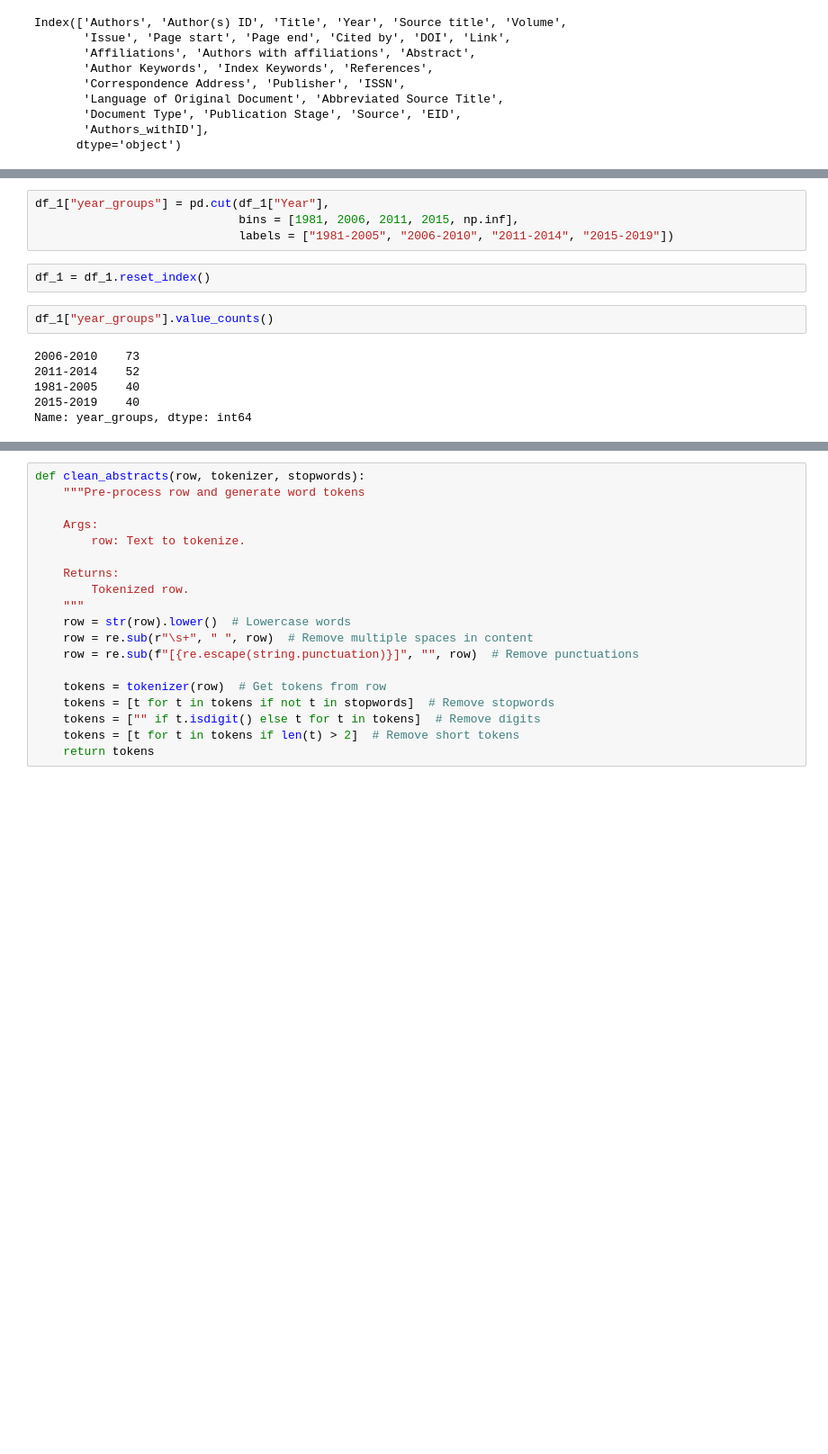
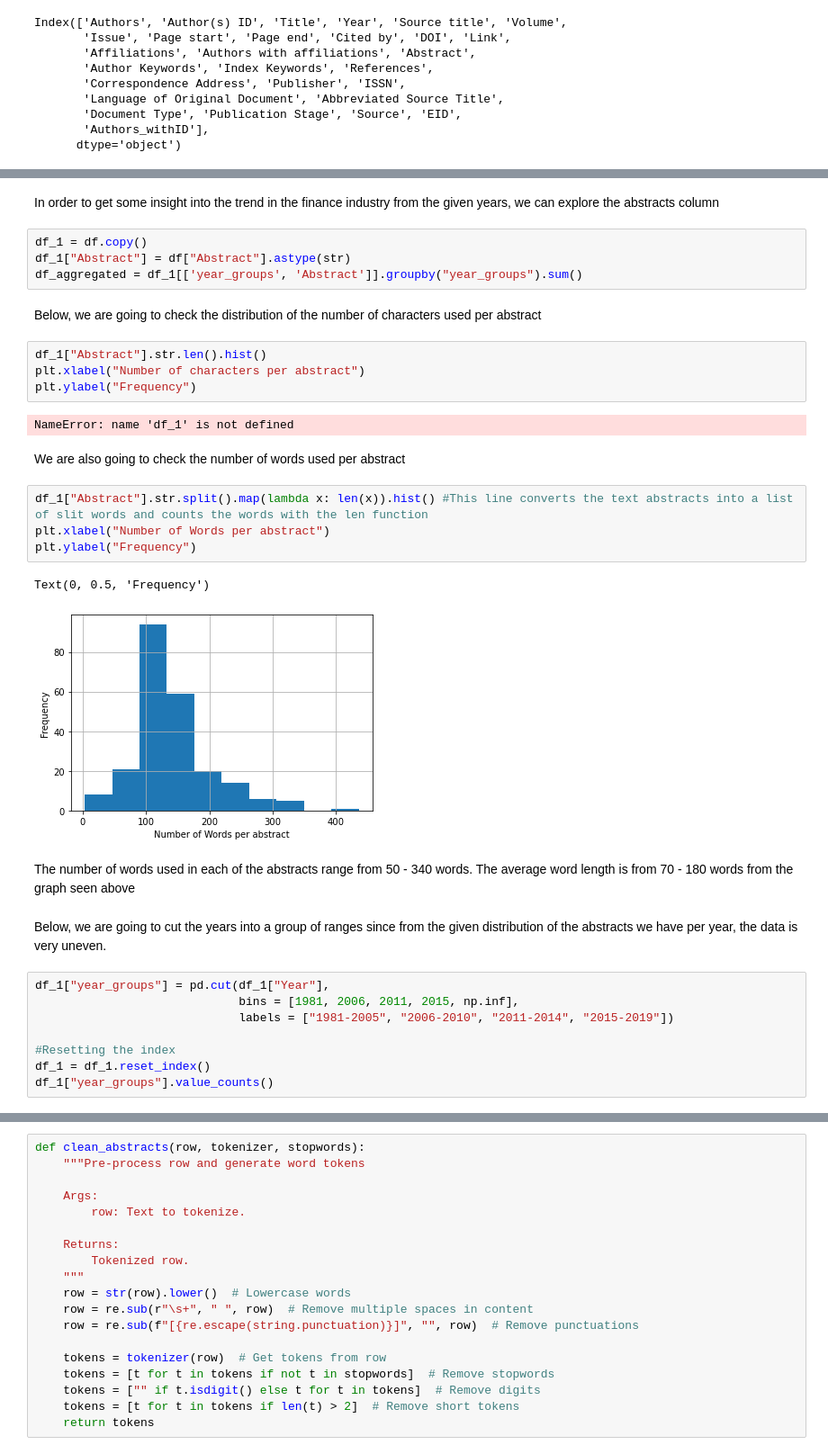
Before and after one commit to rahulgundre/HDSCWINTER-22_Premier-project, a Jupyter notebook: EDA analysis .ipynb, the cells around one changed output, grey strips where cells are left out. Shown: that part at 90% size. Drawn from its saved outputs; the diff is of its cells as text; blank space fills up the shorter version.

Commit message:
Made the codes used in the n_grams section of the EDAipynb more detailed

```diff
--- a/EDA analysis .ipynb
+++ b/EDA analysis .ipynb
@@ -250,14 +226,35 @@ Name: Year, dtype: int64
+# %% [markdown]
+In order to get some insight into the trend in the finance industry from the given years, we can explore the abstracts column
+# %%
+df_1 = df.copy()
+df_1["Abstract"] = df["Abstract"].astype(str)
+df_aggregated = df_1[['year_groups', 'Abstract']].groupby("year_groups").sum()
+# %% [markdown]
+Below, we are going to check the distribution of the number of characters used per abstract
+# %%
+df_1["Abstract"].str.len().hist()
+plt.xlabel("Number of characters per abstract")
+plt.ylabel("Frequency")
+# %% [output]
+NameError: name 'df_1' is not defined
+# %% [markdown]
+We are also going to check the number of words used per abstract
+# %%
+df_1["Abstract"].str.split().map(lambda x: len(x)).hist() #This line converts the text abstracts into a list of slit words and counts the words with the len function
+plt.xlabel("Number of Words per abstract")
+plt.ylabel("Frequency")
+# %% [output]
+Text(0, 0.5, 'Frequency')
+[figure, added]
+# %% [markdown]
+The number of words used in each of the abstracts range from 50 - 340 words. The average word length is from 70 - 180 words from the graph seen above
+# %% [markdown]
+Below, we are going to cut the years into a group of ranges since from the given distribution of the abstracts we have per year, the data is very uneven.
 # %%
 df_1["year_groups"] = pd.cut(df_1["Year"],
                              bins = [1981, 2006, 2011, 2015, np.inf],
                              labels = ["1981-2005", "2006-2010", "2011-2014", "2015-2019"])
+
+#Resetting the index
+df_1 = df_1.reset_index()
+df_1["year_groups"].value_counts()
-# %%
-df_1 = df_1.reset_index()
-# %%
-df_1["year_groups"].value_counts()
-# %% [output]
-2006-2010    73
-2011-2014    52
-1981-2005    40
-2015-2019    40
-Name: year_groups, dtype: int64
```
Also changed, not shown: parts of 43 cells of this notebook.
